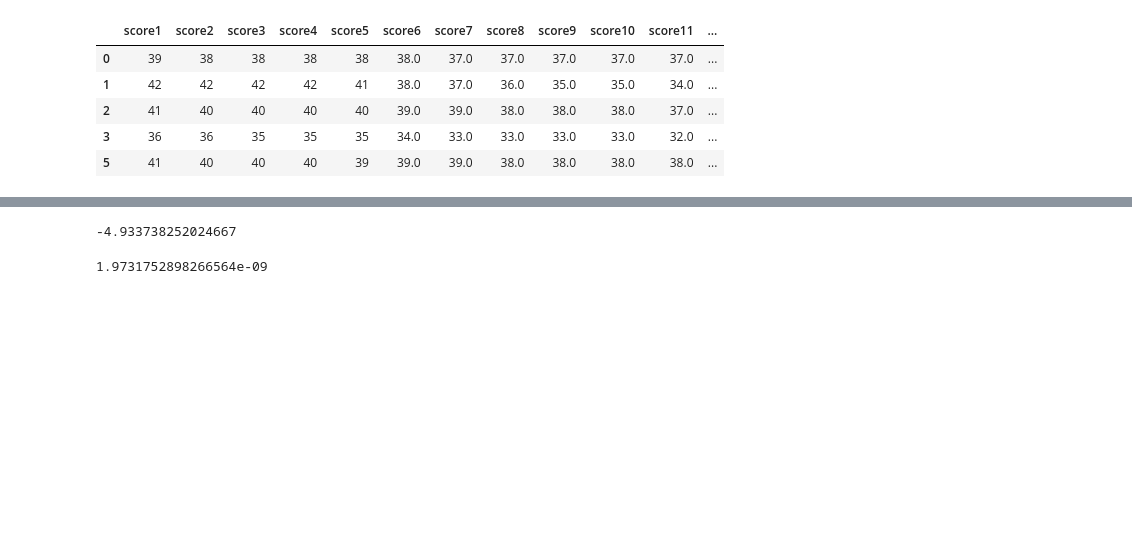
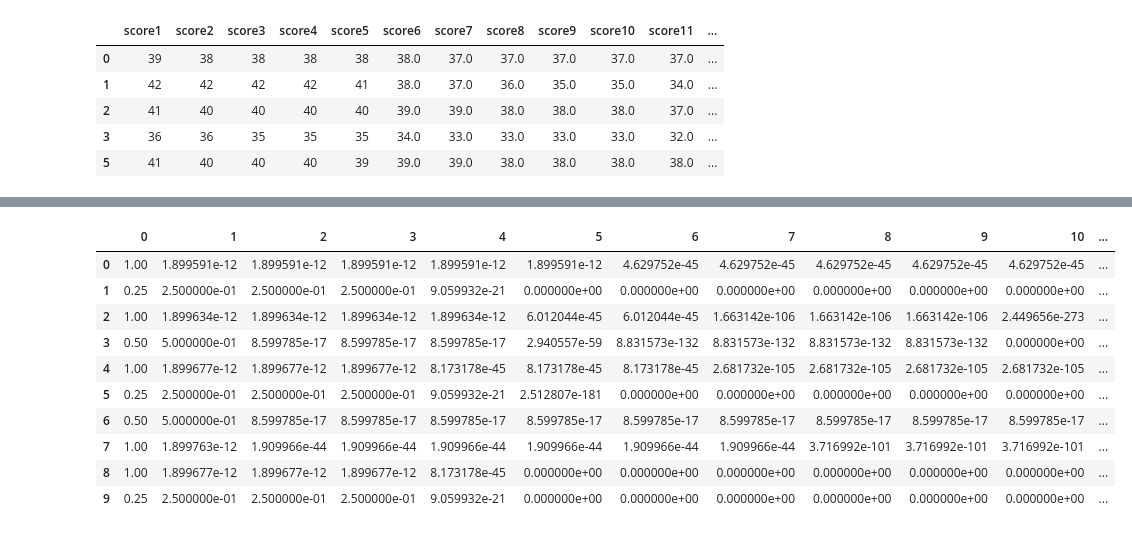
Before and after one commit to amywinecoff/AgentChoiceSim, a Jupyter notebook: DN/DivisiveNormalization.ipynb, the cells around one changed output, grey strips where cells are left out. Drawn from its saved outputs; the diff is of its cells as text; code cells hidden in the pictures; blank space fills up the shorter version.

```diff
--- a/DN/DivisiveNormalization.ipynb
+++ b/DN/DivisiveNormalization.ipynb
@@ -256,20 +336,18 @@ LL for H1 model: -7.913206177527117
 # %%
-d = np.array([
-             [4, 2.33, 1.875, 1.8, 1.5, 1.495, 1.335, 1.275, 1.125, 1.09, 1, 0.925],
-             [2.125, 2.125, 2.025, 2.0, 1.875, 1.495, 1.485, 1.335, 1.275, 1.075, 1.0, 0.625],
-             [4.0, 2.17,  2.0, 2.0, 1.875, 1.875, 1.5, 1.485, 1.335, 1.275, 1.09, 1.075],
-            ])
+d = choice_set_vals.values /20
 #omega allowed to vary. Set to value in Webb et al., 2020
-theta_h1 = [1.0, 0.117, 1.0]
+theta_h1 = [0.44, 0.0006, 1.0]
 #This is the null model that tests that omega != 0
 theta_h0 = [theta_h1[0], 0, theta_h1[2]]
 
-LL_h0 = calcModelLL(theta=theta_h0, data=d)
-LL_h1 = calcModelLL(theta=theta_h1, data=d)
+LLs = calcModelLL(theta=theta_h1, data=d, null_theta=theta_h0)
+#LL_h1 = calcModelLL(theta=theta_h1, data=d)
 
-print("LL for H0 model: {}".format(LL_h0))
-print("LL for H1 model: {}".format(LL_h1))
+print("LL for H0 model: {}".format(LLs[1]))
+print("LL for H1 model: {}".format(LLs[0]))
 #print(LL_h1)#-362.68216377703664
-LR = 2*(LL_h1-LL_h0)
+LR = 2*(LLs[0]-LLs[1])
 print(LR)
+p=1 - chi2.cdf(LR, 1)
+print(p)
 # %% [output]
@@ -279,9 +371,17 @@ LL for H1 model: -6.730723593084446
-# %%
-LR = 2*(LL_h1-LL_h0)
-print(LR)
-# %% [output]
--4.933738252024667
-# %%
-p=1 - chi2.cdf(LR, 1)
-# %% [output]
-1.9731752898266564e-09
+# %%
+null_probs=calcPiAll(theta=theta_h0, data=d)
+# %%
+null_probs_df= pd.DataFrame(null_probs)
+null_probs_df.head(10)
+# %% [output]
+|  | 0 | 1 | 2 | 3 | 4 | 5 | 6 | 7 | 8 | 9 | 10 | ... |
+| 0 | 1.00 | 1.899591e-12 | 1.899591e-12 | 1.899591e-12 | 1.899591e-12 | 1.899591e-12 | 4.629752e-45 | 4.629752e-45 | 4.629752e-45 | 4.629752e-45 | 4.629752e-45 | ... |
+| 1 | 0.25 | 2.500000e-01 | 2.500000e-01 | 2.500000e-01 | 9.059932e-21 | 0.000000e+00 | 0.000000e+00 | 0.000000e+00 | 0.000000e+00 | 0.000000e+00 | 0.000000e+00 | ... |
+| 2 | 1.00 | 1.899634e-12 | 1.899634e-12 | 1.899634e-12 | 1.899634e-12 | 6.012044e-45 | 6.012044e-45 | 1.663142e-106 | 1.663142e-106 | 1.663142e-106 | 2.449656e-273 | ... |
+| 3 | 0.50 | 5.000000e-01 | 8.599785e-17 | 8.599785e-17 | 8.599785e-17 | 2.940557e-59 | 8.831573e-132 | 8.831573e-132 | 8.831573e-132 | 8.831573e-132 | 0.000000e+00 | ... |
+| 4 | 1.00 | 1.899677e-12 | 1.899677e-12 | 1.899677e-12 | 8.173178e-45 | 8.173178e-45 | 8.173178e-45 | 2.681732e-105 | 2.681732e-105 | 2.681732e-105 | 2.681732e-105 | ... |
+| 5 | 0.25 | 2.500000e-01 | 2.500000e-01 | 2.500000e-01 | 9.059932e-21 | 2.512807e-181 | 0.000000e+00 | 0.000000e+00 | 0.000000e+00 | 0.000000e+00 | 0.000000e+00 | ... |
+| 6 | 0.50 | 5.000000e-01 | 8.599785e-17 | 8.599785e-17 | 8.599785e-17 | 8.599785e-17 | 8.599785e-17 | 8.599785e-17 | 8.599785e-17 | 8.599785e-17 | 8.599785e-17 | ... |
+| 7 | 1.00 | 1.899763e-12 | 1.909966e-44 | 1.909966e-44 | 1.909966e-44 | 1.909966e-44 | 1.909966e-44 | 1.909966e-44 | 3.716992e-101 | 3.716992e-101 | 3.716992e-101 | ... |
+| 8 | 1.00 | 1.899677e-12 | 1.899677e-12 | 1.899677e-12 | 8.173178e-45 | 0.000000e+00 | 0.000000e+00 | 0.000000e+00 | 0.000000e+00 | 0.000000e+00 | 0.000000e+00 | ... |
+| 9 | 0.25 | 2.500000e-01 | 2.500000e-01 | 2.500000e-01 | 9.059932e-21 | 0.000000e+00 | 0.000000e+00 | 0.000000e+00 | 0.000000e+00 | 0.000000e+00 | 0.000000e+00 | ... |
```
Also changed, not shown: parts of 14 cells of this notebook.
